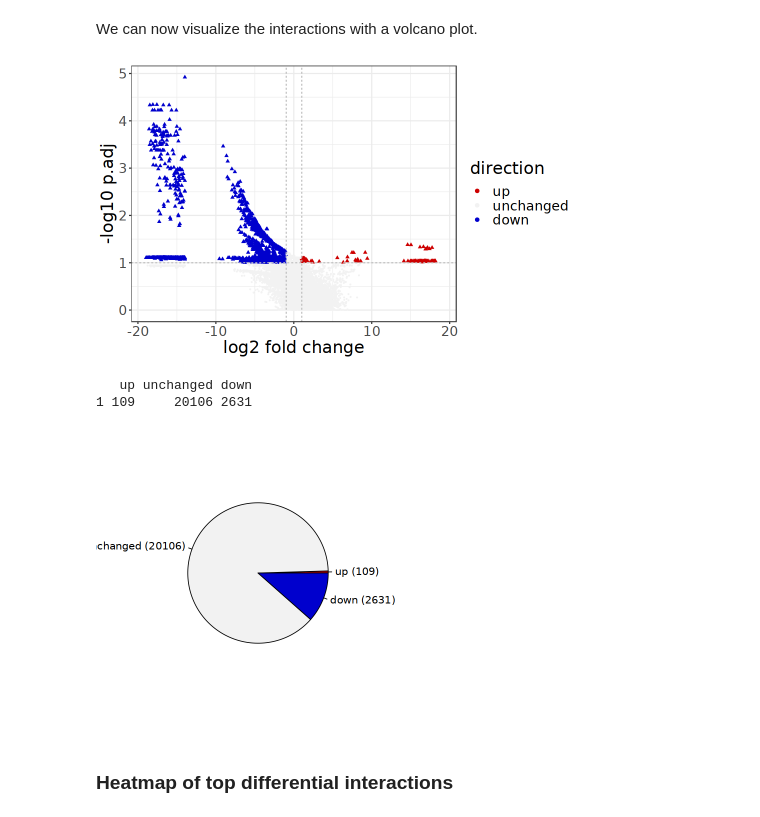
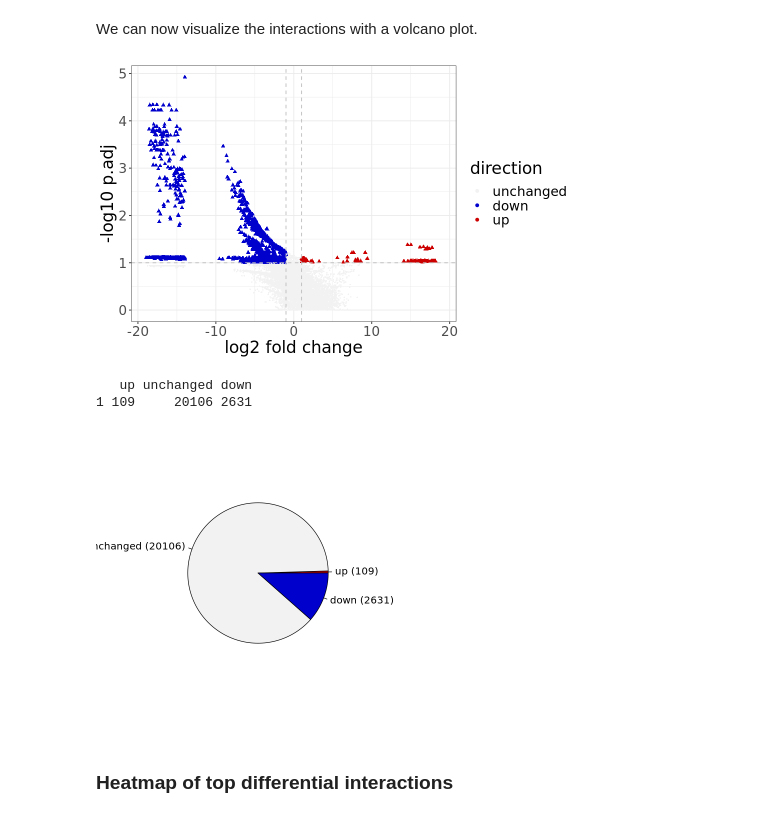
Before and after one commit to colomemaria/community-paper, a Jupyter notebook: src/data_preprocessing/Lasry/calculate_communication.ipynb, the cells around one changed output. Saved outputs shown, nothing was run; the diff lists cells and outputs as text; code cells hidden in the pictures.

```diff
--- a/src/data_preprocessing/Lasry/calculate_communication.ipynb
+++ b/src/data_preprocessing/Lasry/calculate_communication.ipynb
@@ -105,7 +101,7 @@ NULL
 # %%
 # # load counts
 print("load counts")
-counts <- fread("counts_corr.csv.gz", header = TRUE)
+counts <- fread("../../../results/data_preprocessing/Lasry/visualization/counts_corr.csv.gz", header = TRUE)
 counts <- as.data.frame(counts)
 rownames(counts) <- counts$gene_symbol
 counts <- counts[,-1]
@@ -131,7 +127,7 @@ NULL
 # %%
 # load cell annotation
 print("load cell annotation")
-anno_cells <- read.table(paste0(path_in,"/anno_cells_corr.txt")
+anno_cells <- read.table("../../../results/data_preprocessing/Lasry/visualization/anno_cells_corr.txt"
                          ,sep = "\t"
                          ,row.names = 1
                          ,header = TRUE
@@ -158,7 +154,7 @@ NULL
 # %%
 # load sample annotation
 print("load sample annotation")
-anno_samples <- read.table(paste0(path_in,"/anno_samples_corr.txt")
+anno_samples <- read.table("../../../results/data_preprocessing/Lasry/visualization/anno_samples_corr.txt"
                            ,sep = "\t"
                            ,row.names = 1
                            ,header = TRUE
@@ -563,6 +563,25 @@ png
 ### Volcano plot
 # %% [markdown]
 We can now visualize the interactions with a volcano plot.
+# %%
+assign_colors <- function(df) {
+  # Create an empty list
+  my_list <- list()
+
+  # Assign values to specific names based on level order
+  for (level in levels(df$direction)) {
+    if (level == "up") {
+      my_list[["up"]] <- "red3"
+    } else if (level == "down") {
+      my_list[["down"]] <- "blue3"
+    } else if (level == "unchanged") {
+      my_list[["unchanged"]] <- "gray95"
+    }
+  }
+
+  # Return the resulting list
+  return(my_list)
+}
 # %%
 # volcano plot
 options(repr.plot.height = 5
@@ -577,10 +596,11 @@ df$direction <- "unchanged"
 df$direction[df$significant & (df$log2FC > 1)] <- "up"
 df$direction[df$significant & (df$log2FC < -1)] <- "down"
 df$direction <- factor(df$direction
-                      ,levels = c("up"
-                                 ,"unchanged"
-                                 ,"down")
+                      ,levels = c(unique(factor(df$direction)))
                       ,ordered = TRUE)
+
+
+my_list <- assign_colors(df)
 
 xlab <- "log2 fold change"
 ylab <- "-log10 p.adj"
@@ -591,37 +611,35 @@ xlim <- c(-max(abs(df$log2FC))
 ylim <- c(0, max(df$y))
 
 p <- ggplot(data = df
             ,aes(x = log2FC
                  ,y = y
                  ,color = direction
                  ,size = significant
                  ,shape = significant
                 ))+
 geom_point()+
-scale_color_manual(values = c("red3"
-                               ,"gray95"
-                               ,"blue3"))+
+scale_color_manual(values = c(unname(unlist(my_list))))+
 scale_size_manual(values = c(0.5, 1.5))+
 guides(size = "none"
       ,shape = "none")+
 xlab(xlab)+
 ylab(ylab)+
 xlim( xlim )+
 ylim(ylim)+
 theme_bw()+
 theme(text = element_text(size=20))+
 geom_vline(xintercept = interactions$thresholds$threshold_log2FC
           ,lty = 2
           ,color = "gray")+
 geom_vline(xintercept = -interactions$thresholds$threshold_log2FC
           ,lty = 2
           ,color = "gray")+
 geom_hline(yintercept = -log10(interactions$thresholds$threshold_fdr)
           ,lty = 2
           ,color = "gray")
 p
 # %% [output]
-[figure, old version]
+[figure, new version]
 # %%
 # pie chart
 df <- data.frame(up = sum(idx_good & idx_sign & idx_up)
@@ -640,7 +658,7 @@ pie(unlist(df)
 # %% [output]
    up unchanged down
 1 109     20106 2631
-[figure, old version]
+[figure, new version]
 # %% [markdown]
 ### Heatmap of top differential interactions
 # %%
```
Also changed, not shown: parts of 20 cells of this notebook.
